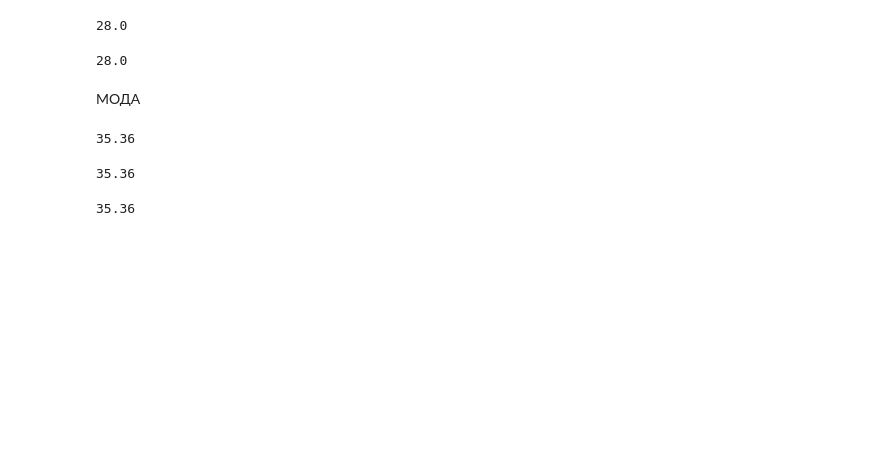
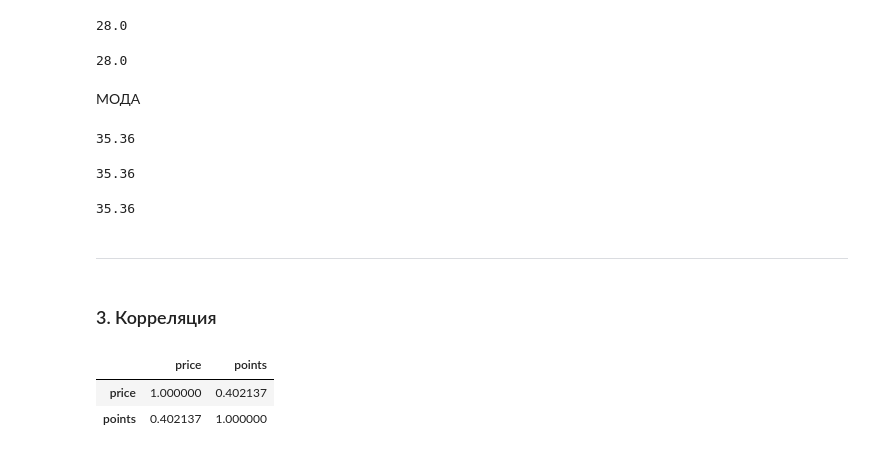
Before and after one commit to Blooodniy/SF_DS, a Jupyter notebook: EDA/EDA-2. Математическая статистика в контексте EDA/EDA_2.ipynb, the cells around one changed output. Cells and saved outputs as stored; diff of their text form; code cells hidden in the pictures; blank space fills up the shorter version.

```diff
--- a/EDA/EDA-2. Математическая статистика в контексте EDA/EDA_2.ipynb
+++ b/EDA/EDA-2. Математическая статистика в контексте EDA/EDA_2.ipynb
@@ -108,3 +108,19 @@ mode = round(data["price"].value_counts().index[0],2)
 mode
 # %% [output]
 35.36
+# %% [markdown]
+---
+# %% [markdown]
+### 3. Корреляция
+# %%
+# Задание 3.3
+# Для расчёта коэффициента корреляции применим функцию df.corr() библиотеки pandas
+# data.corr()
+# Вычислите коэффициент корреляции между переменными в датасете винных обзоров.
+# В ответ запишите величину коэффициента корреляции между ценой за бутылку и баллами за вино. Округлите ответ до шести знаков после запятой
+
+data[['price', 'points']].corr()
+# %% [output]
+|  | price | points |
+| price | 1.000000 | 0.402137 |
+| points | 0.402137 | 1.000000 |
```
Also changed, not shown: parts of 4 cells of this notebook.
